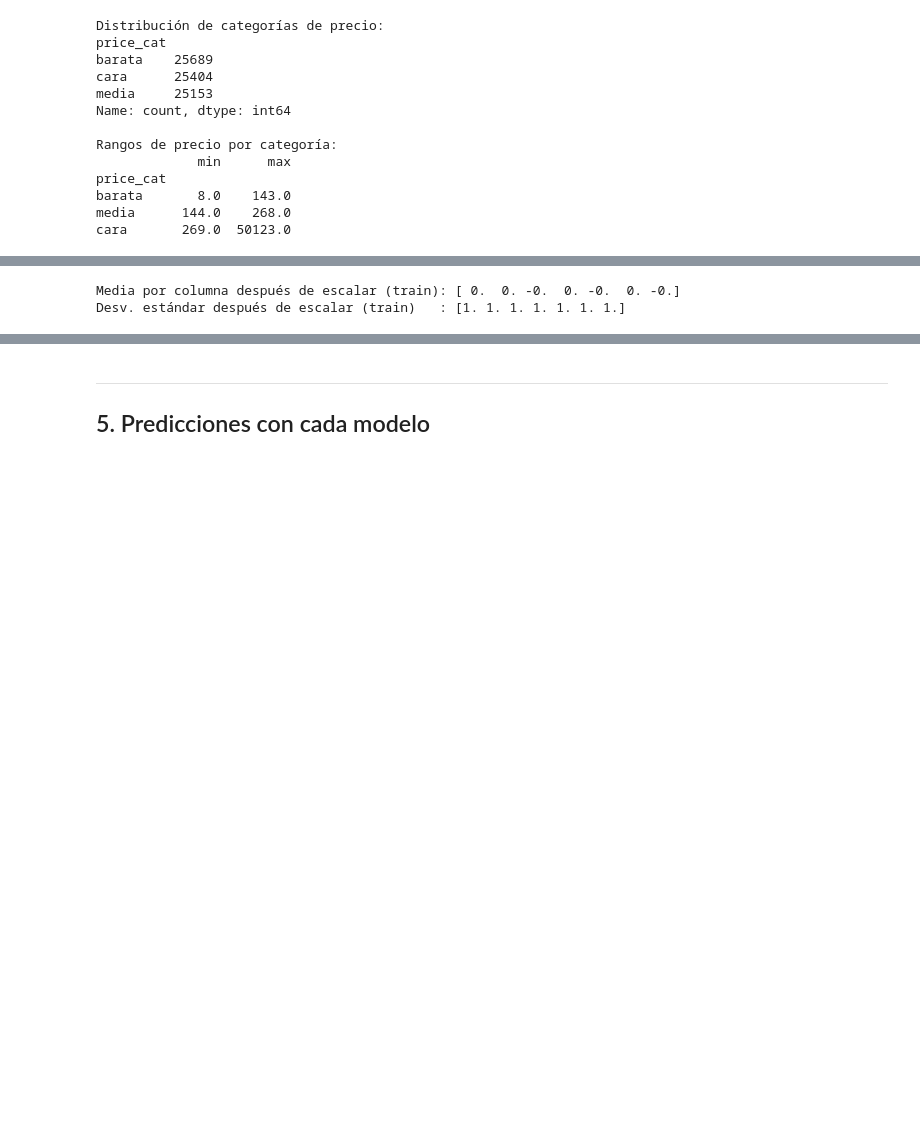
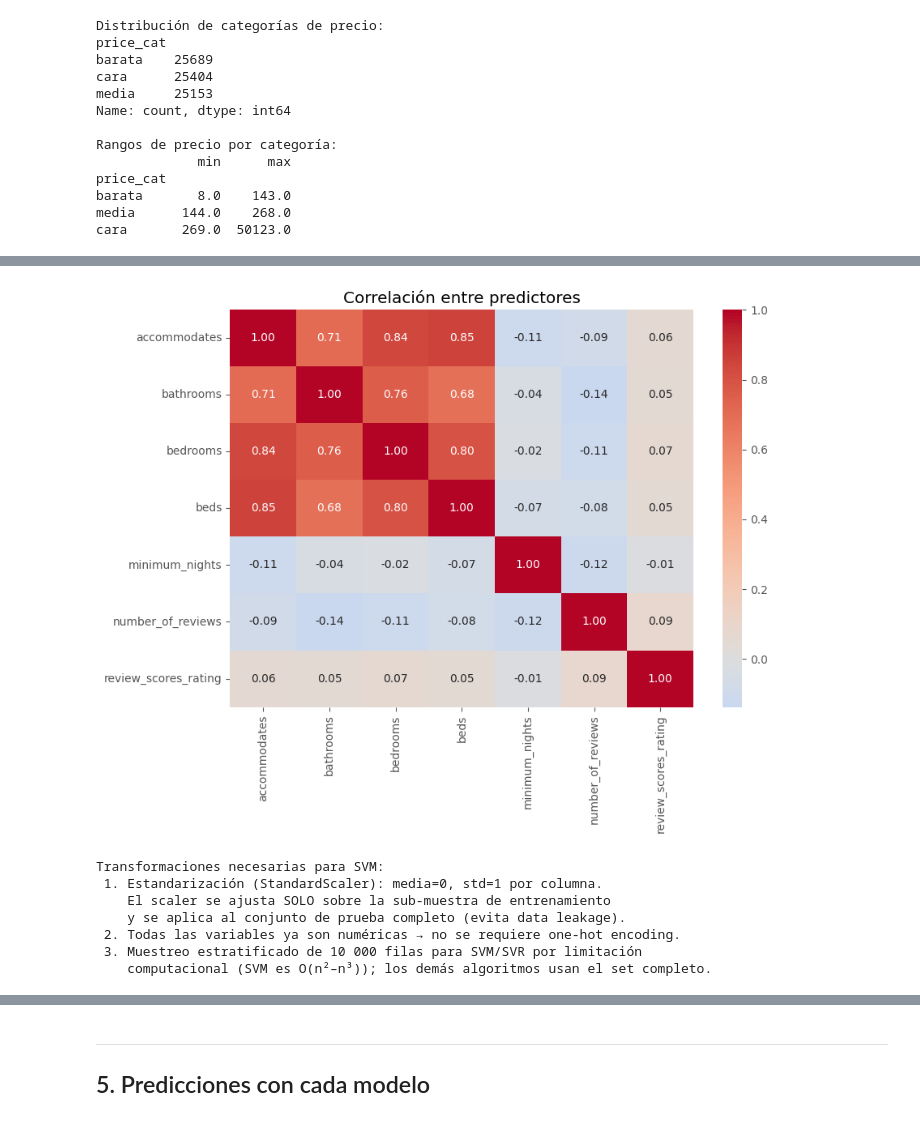
Before and after one commit to JPLopez23/Lab8Min, a Jupyter notebook: laboratorio8.ipynb, the cells around one changed output, grey strips where cells are left out. Saved outputs shown, nothing was run; the diff lists cells and outputs as text; code cells hidden in the pictures; blank space fills up the shorter version.

```diff
--- a/laboratorio8.ipynb
+++ b/laboratorio8.ipynb
@@ -66,25 +70,3 @@ price_cat
 barata       8.0    143.0
 media      144.0    268.0
 cara       269.0  50123.0
-# %%
-# ── Mismas 7 variables predictoras que en labs anteriores ───────────────────
-FEATURES = ['accommodates', 'bathrooms', 'bedrooms', 'beds',
-            'minimum_nights', 'number_of_reviews', 'review_scores_rating']
-
-df = data[FEATURES + ['price_cat']].dropna()
-print(f'Dataset final (sin NaN): {df.shape}')
-
-X = df[FEATURES]
-y = df['price_cat']
-
-# ── Misma partición 70/30 con random_state=42 ───────────────────────────────
-X_train, X_test, y_train, y_test = train_test_split(
-    X, y, test_size=0.3, random_state=42
-)
-
-print(f'Entrenamiento: {X_train.shape[0]} filas')
-print(f'Prueba       : {X_test.shape[0]} filas')
-print('\nDistribución y_train:')
-print(y_train.value_counts())
-print('\nDistribución y_test:')
-print(y_test.value_counts())
@@ -180,11 +149,24 @@ Transformaciones requeridas para SVM:
-# %%
-# ── Estandarización ──────────────────────────────────────────────────────────
-scaler = StandardScaler()
-X_train_sc = scaler.fit_transform(X_train)   # ajuste + transformación en train
-X_test_sc  = scaler.transform(X_test)        # solo transformación en test
-
-print('Media por columna después de escalar (train):', X_train_sc.mean(axis=0).round(4))
-print('Desv. estándar después de escalar (train)   :', X_train_sc.std(axis=0).round(4))
-# %% [output]
-Media por columna después de escalar (train): [ 0.  0. -0.  0. -0.  0. -0.]
-Desv. estándar después de escalar (train)   : [1. 1. 1. 1. 1. 1. 1.]
+# %%
+plt.figure(figsize=(9, 7))
+sns.heatmap(X_svm_tr.corr(), annot=True, fmt='.2f', cmap='coolwarm', center=0)
+plt.title('Correlación entre predictores')
+plt.tight_layout(); plt.show()
+
+print("""
+Transformaciones necesarias para SVM:
+ 1. Estandarización (StandardScaler): media=0, std=1 por columna.
+    El scaler se ajusta SOLO sobre la sub-muestra de entrenamiento
+    y se aplica al conjunto de prueba completo (evita data leakage).
+ 2. Todas las variables ya son numéricas → no se requiere one-hot encoding.
+ 3. Muestreo estratificado de 10 000 filas para SVM/SVR por limitación
+    computacional (SVM es O(n²–n³)); los demás algoritmos usan el set completo.
+""")
+# %% [output]
+[figure, added]
+Transformaciones necesarias para SVM:
+ 1. Estandarización (StandardScaler): media=0, std=1 por columna.
+    El scaler se ajusta SOLO sobre la sub-muestra de entrenamiento
+    y se aplica al conjunto de prueba completo (evita data leakage).
+ 2. Todas las variables ya son numéricas → no se requiere one-hot encoding.
+ 3. Muestreo estratificado de 10 000 filas para SVM/SVR por limitación
+    computacional (SVM es O(n²–n³)); los demás algoritmos usan el set completo.
```
Also changed, not shown: parts of 33 cells of this notebook.
